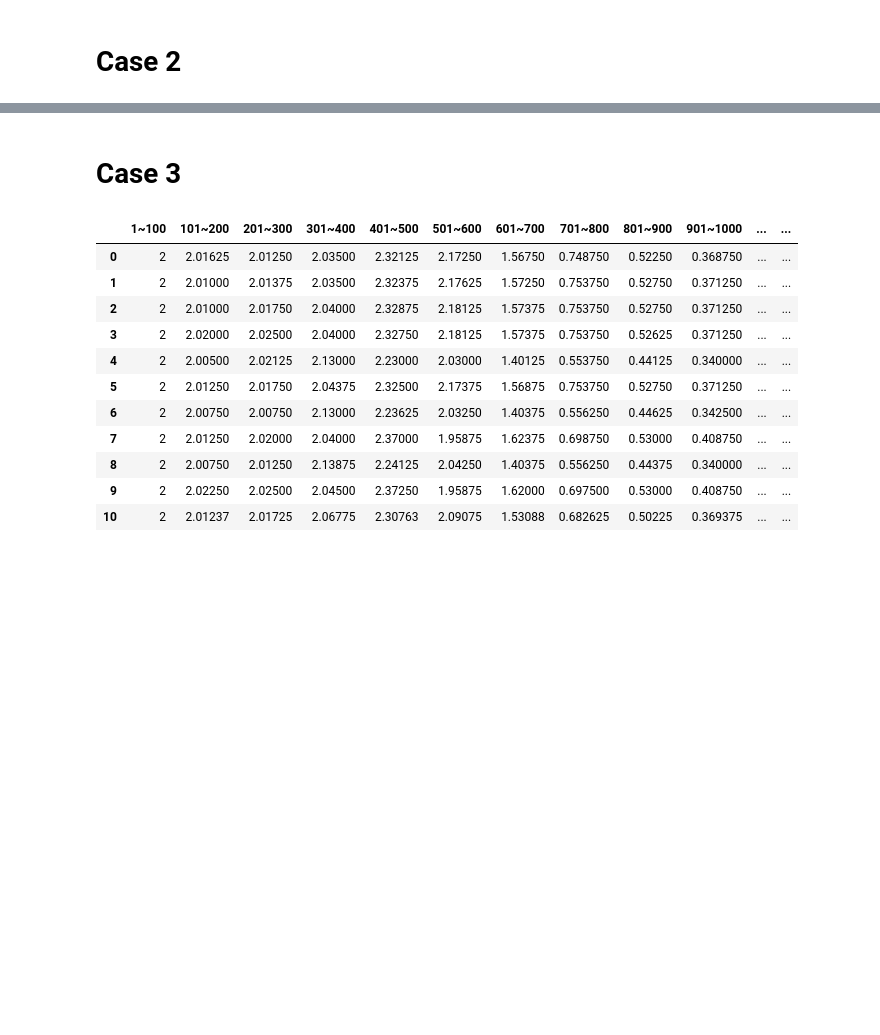
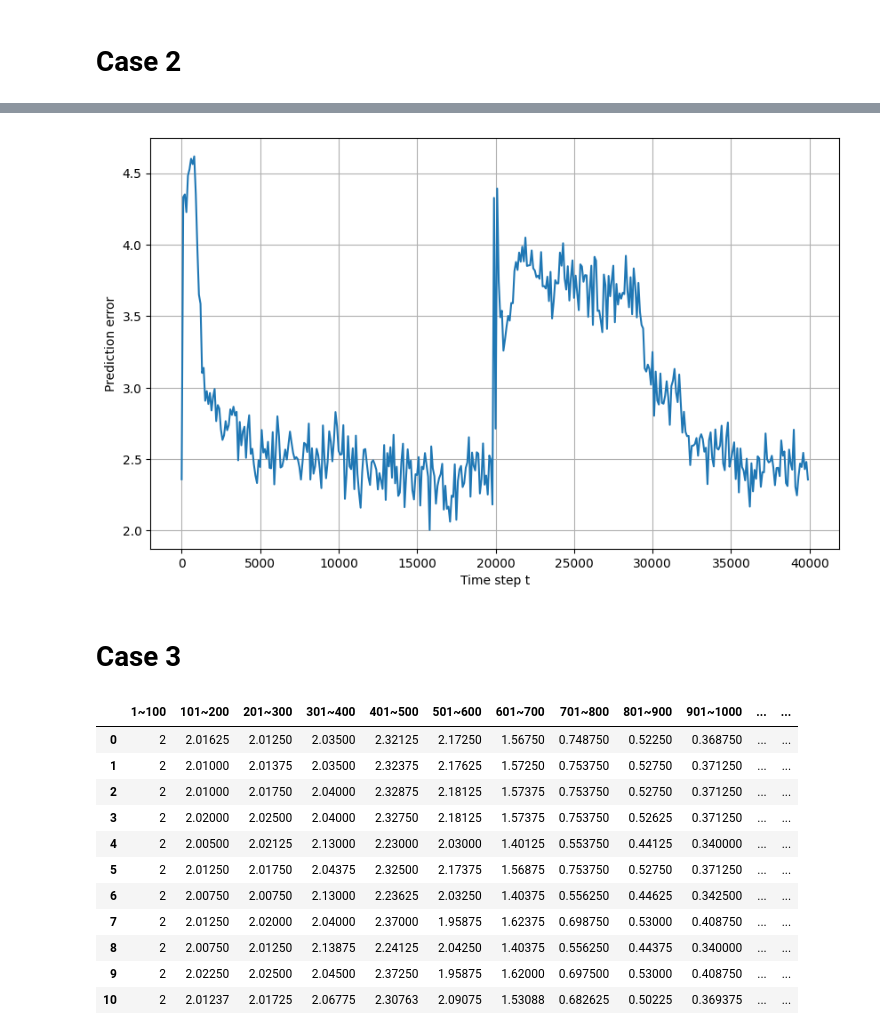
Before and after one commit to tyokyo320/time-series, a Jupyter notebook: utils/error_by_period_syntheic.ipynb, the cells around one changed output, grey strips where cells are left out. Saved outputs shown, nothing was run; the diff lists cells and outputs as text; code cells hidden in the pictures; blank space fills up the shorter version.

```diff
--- a/utils/error_by_period_syntheic.ipynb
+++ b/utils/error_by_period_syntheic.ipynb
@@ -66,3 +116,7 @@ case2_df_average.iloc[:, :dim]
+# %%
+plot_error_by_period(df=case2_df)
+# %% [output]
+[figure, added]
 # %% [markdown]
 # Case 3
 # %%
```
Also changed, not shown: parts of 17 cells of this notebook, 2 other files.
